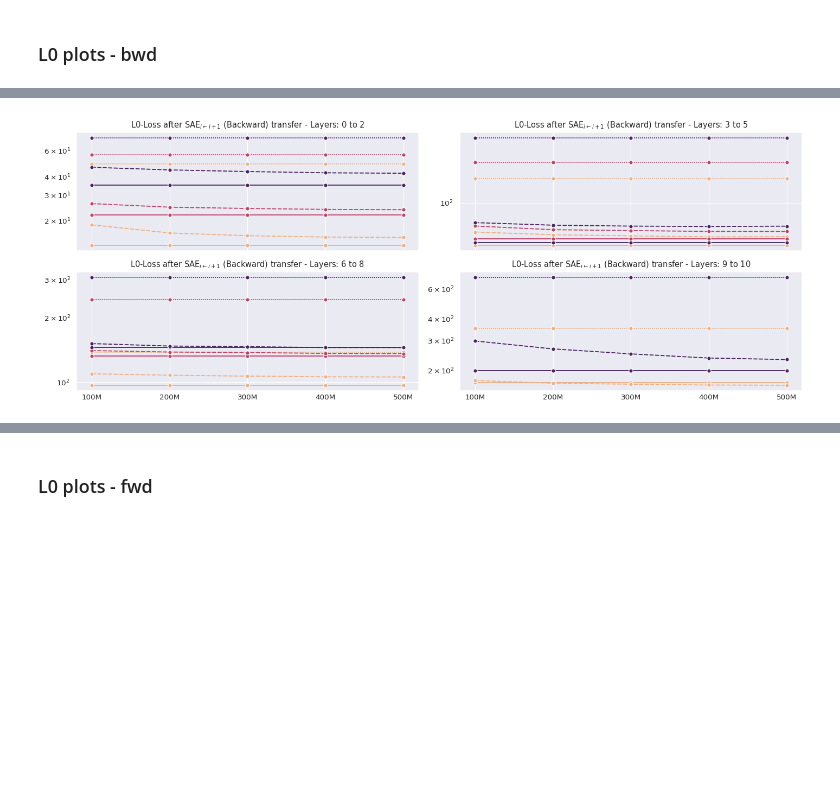
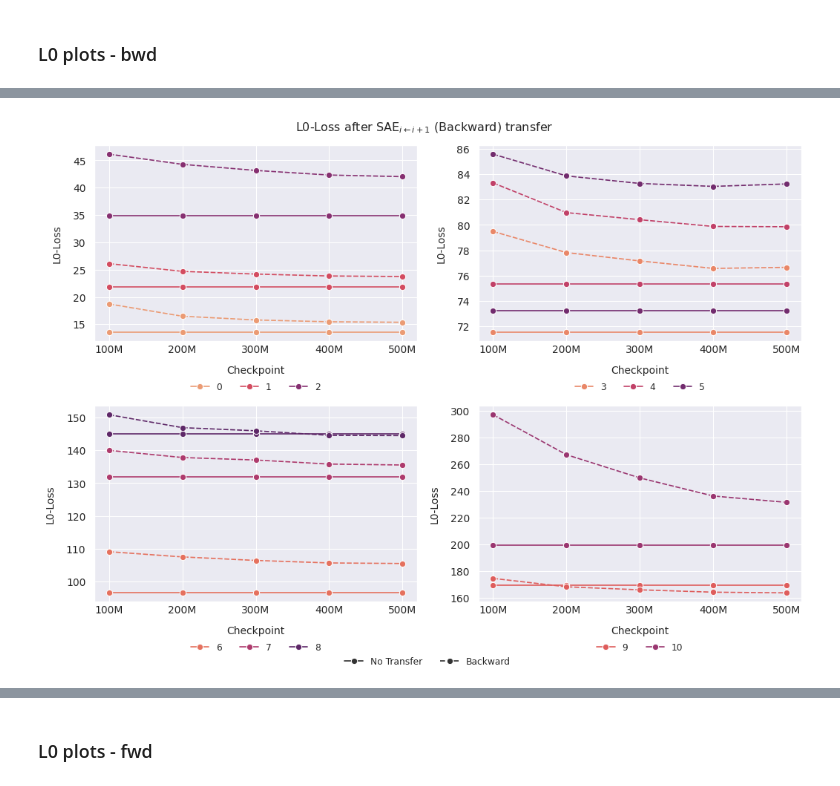
Before and after one commit to ghidav/sae-transfer-learning, a Jupyter notebook: paper_plot.ipynb, the cells around one changed output, grey strips where cells are left out. Drawn from its saved outputs; the diff is of its cells as text; code cells hidden in the pictures; blank space fills up the shorter version.

Commit message:
Clean paper_plot.ipynb

```diff
--- a/paper_plot.ipynb
+++ b/paper_plot.ipynb
@@ -737,7 +444,7 @@ if remove_baseline:
         .reset_index(names="i")
         .melt(id_vars=["checkpoint", "i"], var_name="type", value_name="cels")
     )
-    cels_bwd_dfs_plot = cels_bwd_dfs_plot[cels_bwd_dfs_plot["type"] != "Baseline SAE$_{i+1}$ on ACT$_{i}$"]
+    cels_bwd_dfs_plot = cels_bwd_dfs_plot[cels_bwd_dfs_plot["type"] != "Baseline Backward"]
 else:
     cels_bwd_dfs_plot = (
         pd.concat(cels_bwd_dfs, axis=0)
@@ -822,7 +534,9 @@ ce_bwd_avgs_df_plot.head()
 ##### Combined
 # %%
 ce_combined_avgs_df = pd.concat([ce_fwd_avgs_df, ce_bwd_avgs_df], axis=1)
-ce_combined_avgs_df.drop(columns=[col for col in ce_combined_avgs_df.columns if "Baseline" in col], inplace=True)
+ce_combined_avgs_df.drop(
+    columns=[col for col in ce_combined_avgs_df.columns if "No Transfer" in col or "Baseline" in col], inplace=True
+)
 ce_combined_avgs_df_plot = ce_combined_avgs_df.reset_index(names="Checkpoint").melt(
     id_vars=["Checkpoint"], var_name="Type", value_name="Avg. CE-Loss Score"
 )
@@ -887,8 +587,0 @@ plt.savefig(IMG_PATH + f"avg_ce_loss_score_through_time_combined_bounds_{bounds}
-# %%
-bwd_scores_df = pd.DataFrame.from_dict(bwd_scores, orient="index", columns=list(range(1, 12)))
-sns.set_theme()
-ax = sns.lineplot(data=bwd_scores_df)
-ax.get_legend().set_title("SAE Layer")
-ax.set_xticks(np.arange(5))
-ax.set_xticklabels(["100M", "200M", "300M", "400M", "500M"], va="center", ha="center")
-sns.move_legend(ax, "upper left", bbox_to_anchor=(1, 1), ncol=1, title=None, frameon=False)
@@ -924,7 +610,7 @@ for ckpt in mapping.values():
     bwd_df["checkpoint"] = ckpt.replace("final_", "")
     l0_bwd_dfs.append(bwd_df)
 # %%
-remove_baseline = False
+remove_baseline = True
 
 if remove_baseline:
     l0_bwd_dfs_plot = (
@@ -932,7 +618,7 @@ if remove_baseline:
         .reset_index(names="i")
         .melt(id_vars=["checkpoint", "i"], var_name="type", value_name="l0")
     )
-    l0_bwd_dfs_plot = l0_bwd_dfs_plot[l0_bwd_dfs_plot["type"] != "Baseline SAE$_{i+1}$ on ACT$_{i}$"]
+    l0_bwd_dfs_plot = l0_bwd_dfs_plot[l0_bwd_dfs_plot["type"] != "Baseline Backward"]
 else:
     l0_bwd_dfs_plot = (
         pd.concat(l0_bwd_dfs, axis=0)
@@ -1000,32 +636,53 @@ for layers in [[0, 1, 2], [3, 4, 5], [6, 7, 8], [9, 10]]:
 # %%
 sns.set_context("paper")
+colors = sns.color_palette("flare", n_colors=11, as_cmap=False)
 
-fig, axes = plt.subplots(2, 2, figsize=(13, 5), sharex=True, sharey=False, dpi=110)
+fig, axes = plt.subplots(2, 2, figsize=(10.5, 7.5), sharex=False, sharey=False)
 for i, layers in enumerate([[0, 1, 2], [3, 4, 5], [6, 7, 8], [9, 10]]):
     ax = axes[i // 2, i % 2]
-    ax.set_title(
-        "L0-Loss after SAE$_{i\leftarrow i+1}$ (Backward) transfer - Layers: "
-        + str(layers[0])
-        + " to "
-        + str(layers[-1])
-    )
     sns.lineplot(
         data=l0_bwd_dfs_plot[l0_bwd_dfs_plot["i"].isin(layers)],
         x="checkpoint",
         y="l0",
         hue="i",
         style="type",
         err_style="bars",
-        legend=None,
-        palette=sns.color_palette("flare", as_cmap=True),
+        legend="full",
+        palette=colors[i:12:4],
         ax=ax,
         marker="o",
+        markersize=6,
     )
+    h, l = ax.get_legend_handles_labels()
+    ax.legend(h[1 : 4 - int(i == 3)], l[1 : 4 - int(i == 3)])
+    sns.move_legend(ax, "lower center", bbox_to_anchor=(0.5, -0.3), ncol=4, title=None, frameon=False)
     ax.set_xticklabels(["100M", "200M", "300M", "400M", "500M"], va="center", ha="center")
-    ax.set_xlabel("")
-    ax.set_ylabel("")
-    ax.set_yscale("log")
+    ax.set_xlabel("Checkpoint")
+    ax.set_ylabel("L0-Loss")
+    ax.title.set_fontsize(13)
+    ax.xaxis.label.set_fontsize(10)
+    ax.yaxis.label.set_fontsize(10)
+    ax.xaxis.labelpad = 10
+    ax.yaxis.labelpad = 10
+    ax.tick_params(axis="both", which="major", labelsize=10)
+    ax.yaxis.set_major_formatter(FormatStrFormatter("%.0f"))
+fig.add_artist(
+    matplotlib.legend.Legend(
+        fig,
+        h[-3 + int(remove_baseline) :],
+        l[-3 + int(remove_baseline) :],
+        loc="lower center",
+        bbox_to_anchor=(0.5, -0.005),
+        ncol=3,
+        title=None,
+        frameon=False,
+    )
+)
+plt.suptitle("L0-Loss after SAE$_{i\leftarrow i+1}$ (Backward) transfer")
 plt.tight_layout()
-plt.savefig(IMG_PATH + "lineplot_l0_bwd_all.png", dpi=300, bbox_inches="tight")
+if remove_baseline:
+    plt.savefig(IMG_PATH + f"lineplot_l0_bwd_small_all_no_lower_baseline.png", dpi=300, bbox_inches="tight")
+else:
+    plt.savefig(IMG_PATH + f"lineplot_l0_bwd_small_all.png", dpi=300, bbox_inches="tight")
 # %% [output]
-[figure, old version]
+[figure, new version]
```
Also changed, not shown: parts of 75 cells of this notebook.
